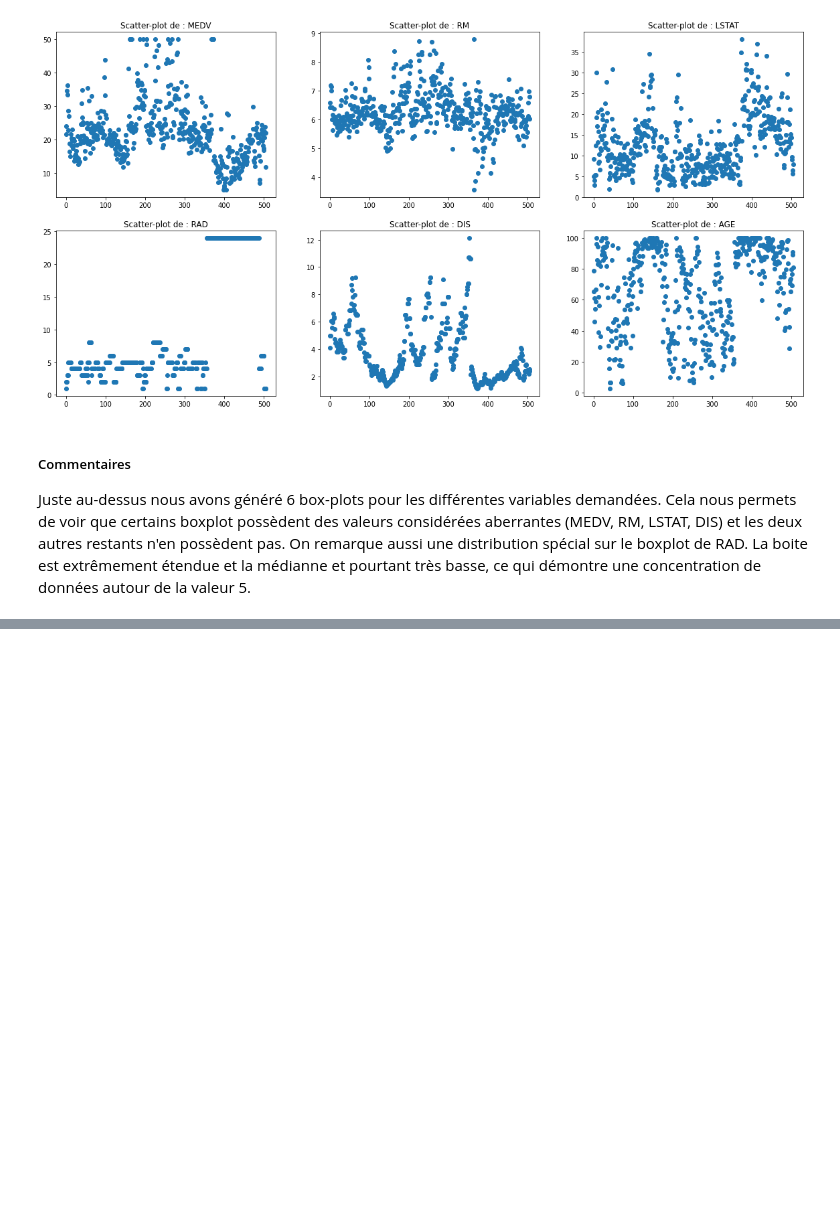
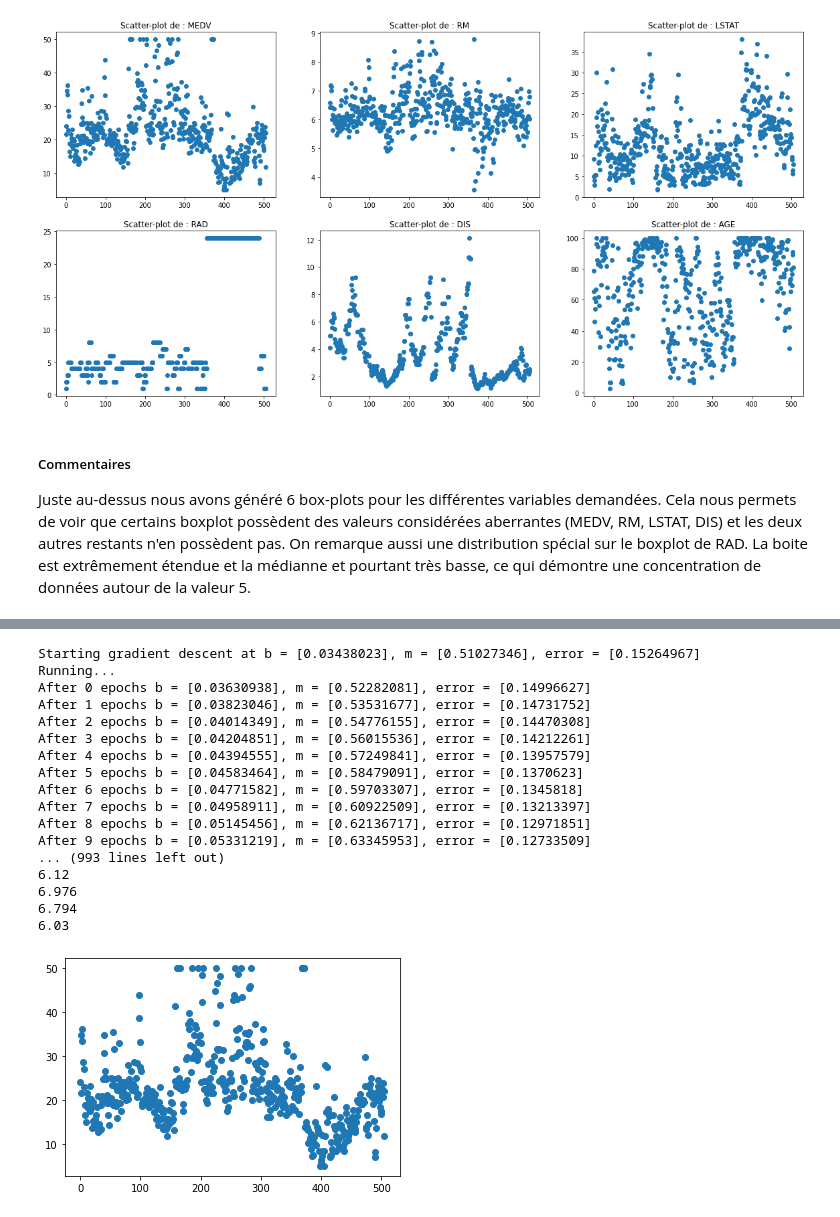
Before and after one commit to FazlijaYlli/FAZLIJA_LEISSING_TP5, a Jupyter notebook: FAZLIJA_LEISSING_TP5.ipynb, the cells around one changed output, grey strips where cells are left out. Drawn from its saved outputs; the diff is of its cells as text; code cells hidden in the pictures; blank space fills up the shorter version.

```diff
--- a/FAZLIJA_LEISSING_TP5.ipynb
+++ b/FAZLIJA_LEISSING_TP5.ipynb
@@ -186,0 +234,51 @@ et les deux autres restants n'en possèdent pas. On remarque aussi une distribut
+# %%
+# Utilisation de l'algorithme
+# Hyperparamètres
+learning_rate = 0.0001
+num_epochs = 500
+
+# On initialise la valeur de m et de b
+initial_b = np.random.rand(1) # intercept
+initial_m = np.random.rand(1) # pente
+
+RM_df = pd.DataFrame()
+RM_df['RM'] = boston_df['RM']
+RM_df['MEDV'] = boston_df['MEDV']
+
+RM_array = RM_df.to_numpy()
+
+# On applique la méthode du gradient descendant
+print("Starting gradient descent at b = {0}, m = {1}, error = {2}".format(initial_b, initial_m,
+compute_MSE(initial_b, initial_m, RM_array)))
+print("Running...")
+[b, m] = gradient_descent(RM_array, initial_b, initial_m, learning_rate, num_epochs)
+print("After {0} epochs b = {1}, m = {2}, error = {3}".format(num_epochs, b, m, compute_MSE(b, m, RM_array)))
+
+RM_df['MEDV'].plot(marker='o', linestyle='none')
+
+x = list()
+y = list()
+for i in RM_df['RM']:
+    x.append(i)
+
+for j in RM_df['RM']:
+    y.append(m*j+b)
+# %% [output]
+Starting gradient descent at b = [0.03438023], m = [0.51027346], error = [0.15264967]
+Running...
+After 0 epochs b = [0.03630938], m = [0.52282081], error = [0.14996627]
+After 1 epochs b = [0.03823046], m = [0.53531677], error = [0.14731752]
+After 2 epochs b = [0.04014349], m = [0.54776155], error = [0.14470308]
+After 3 epochs b = [0.04204851], m = [0.56015536], error = [0.14212261]
+After 4 epochs b = [0.04394555], m = [0.57249841], error = [0.13957579]
+After 5 epochs b = [0.04583464], m = [0.58479091], error = [0.1370623]
+After 6 epochs b = [0.04771582], m = [0.59703307], error = [0.1345818]
+After 7 epochs b = [0.04958911], m = [0.60922509], error = [0.13213397]
+After 8 epochs b = [0.05145456], m = [0.62136717], error = [0.12971851]
+After 9 epochs b = [0.05331219], m = [0.63345953], error = [0.12733509]
+... (993 lines left out)
+6.12
+6.976
+6.794
+6.03
+[figure, added]
```
Also changed, not shown: parts of 4 cells of this notebook.
